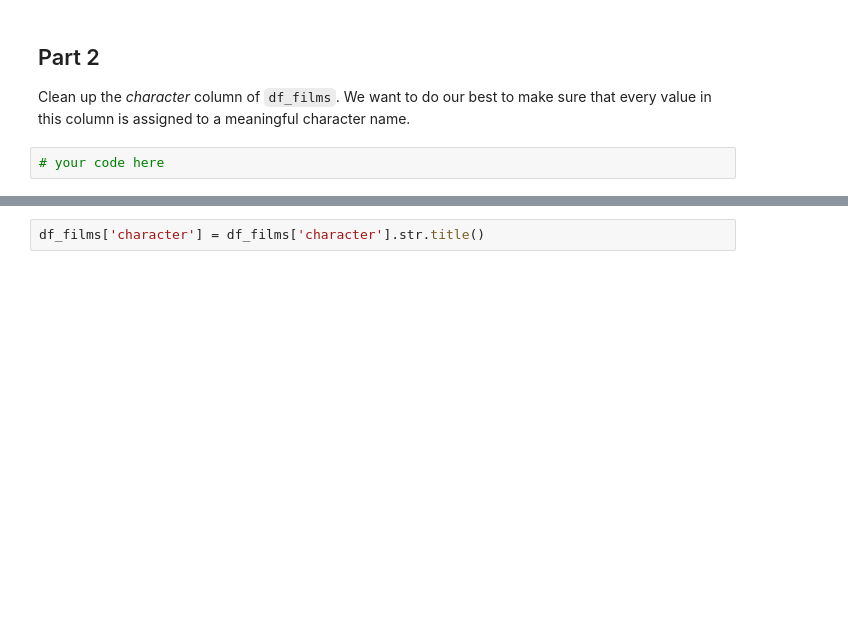
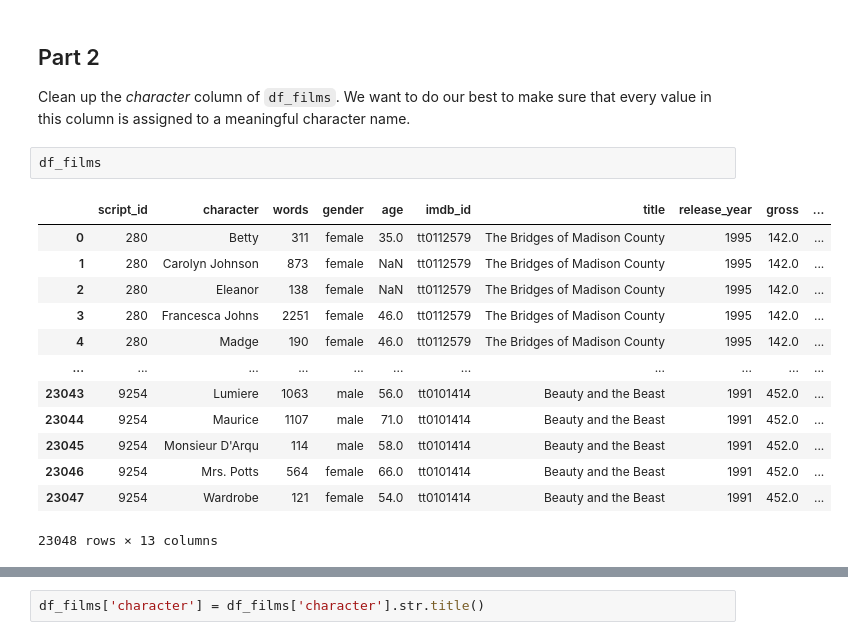
Before and after one commit to Shrsht/INFO501_Labs, a Jupyter notebook: lab_4/lab_4-2.ipynb, the cells around one changed output, grey strips where cells are left out. Cells and saved outputs as stored; diff of their text form; blank space fills up the shorter version.

```diff
--- a/lab_4/lab_4-2.ipynb
+++ b/lab_4/lab_4-2.ipynb
@@ -875,5 +876,19 @@ df_metadata.plot.scatter(x = 'Time Since Last Blockbuster', y = 'gross', )
 ## Part 2
 
 Clean up the *character* column of `df_films`. We want to do our best to make sure that every value in this column is assigned to a meaningful character name.
-# %%
-# your code here
+# %%
+df_films
+# %% [output]
+|  | script_id | character | words | gender | age | imdb_id | title | release_year | gross | ... |
+| 0 | 280 | Betty | 311 | female | 35.0 | tt0112579 | The Bridges of Madison County | 1995 | 142.0 | ... |
+| 1 | 280 | Carolyn Johnson | 873 | female | NaN | tt0112579 | The Bridges of Madison County | 1995 | 142.0 | ... |
+| 2 | 280 | Eleanor | 138 | female | NaN | tt0112579 | The Bridges of Madison County | 1995 | 142.0 | ... |
+| 3 | 280 | Francesca Johns | 2251 | female | 46.0 | tt0112579 | The Bridges of Madison County | 1995 | 142.0 | ... |
+| 4 | 280 | Madge | 190 | female | 46.0 | tt0112579 | The Bridges of Madison County | 1995 | 142.0 | ... |
+| ... | ... | ... | ... | ... | ... | ... | ... | ... | ... | ... |
+| 23043 | 9254 | Lumiere | 1063 | male | 56.0 | tt0101414 | Beauty and the Beast | 1991 | 452.0 | ... |
+| 23044 | 9254 | Maurice | 1107 | male | 71.0 | tt0101414 | Beauty and the Beast | 1991 | 452.0 | ... |
+| 23045 | 9254 | Monsieur D'Arqu | 114 | male | 58.0 | tt0101414 | Beauty and the Beast | 1991 | 452.0 | ... |
+| 23046 | 9254 | Mrs. Potts | 564 | female | 66.0 | tt0101414 | Beauty and the Beast | 1991 | 452.0 | ... |
+| 23047 | 9254 | Wardrobe | 121 | female | 54.0 | tt0101414 | Beauty and the Beast | 1991 | 452.0 | ... |
+23048 rows × 13 columns
```
Also changed, not shown: parts of 18 cells of this notebook.
